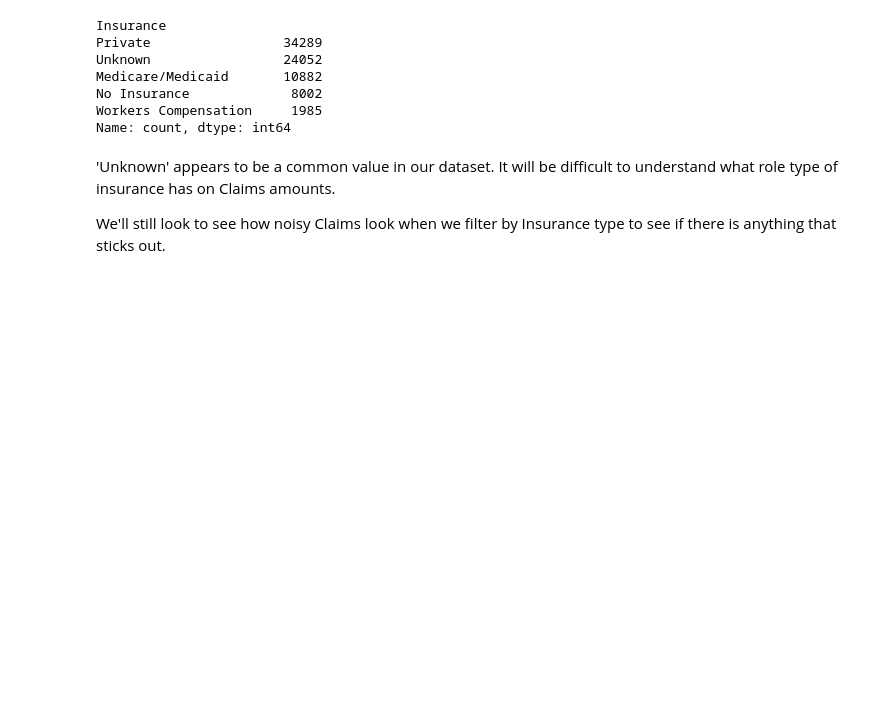
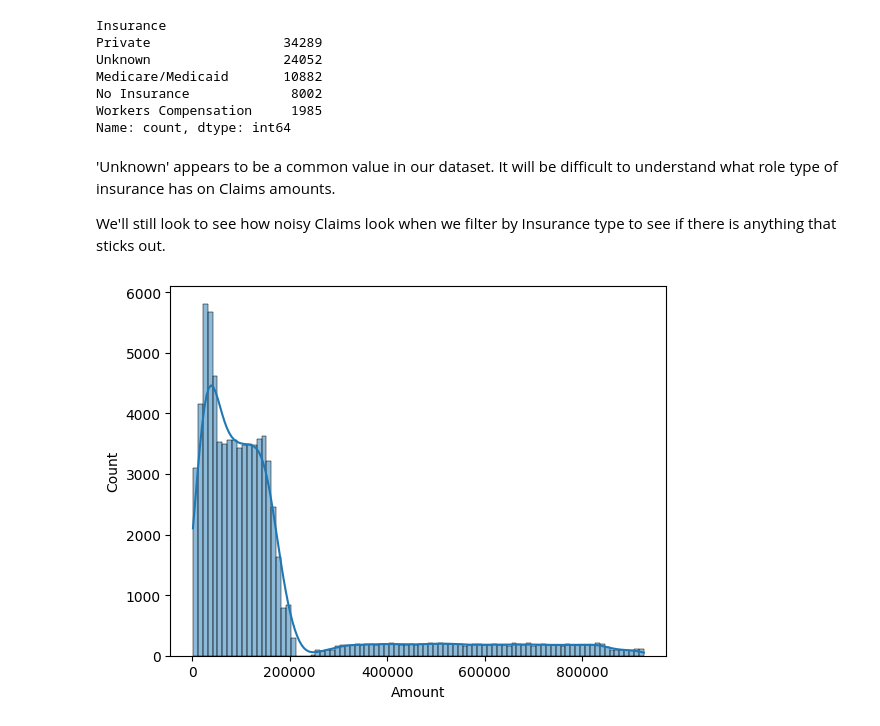
Before and after one commit to PhilomellianOde/med-mal-visualization, a Jupyter notebook: med-malpractice/medmal.ipynb, the cells around one changed output. Drawn from its saved outputs; the diff is of its cells as text; code cells hidden in the pictures; blank space fills up the shorter version.

Commit message:
Set up Mercury; added graphs

```diff
--- a/med-malpractice/medmal.ipynb
+++ b/med-malpractice/medmal.ipynb
@@ -64,3 +66,8 @@ Name: count, dtype: int64
 'Unknown' appears to be a common value in our dataset. It will be difficult to understand what role type of insurance has on Claims amounts.
 
 We'll still look to see how noisy Claims look when we filter by Insurance type to see if there is anything that sticks out.
+# %%
+sns.histplot(data=df, x = "Amount", binwidth=10000, kde = True)
+plt.show()
+# %% [output]
+[figure, added]
```
Also changed, not shown: parts of 7 cells of this notebook, 1 other file.
